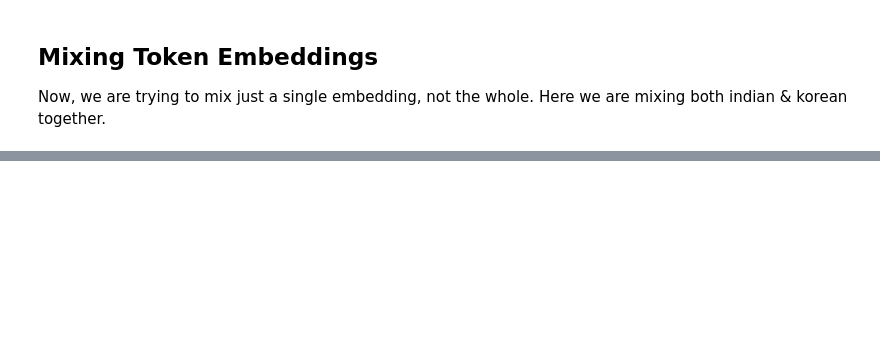
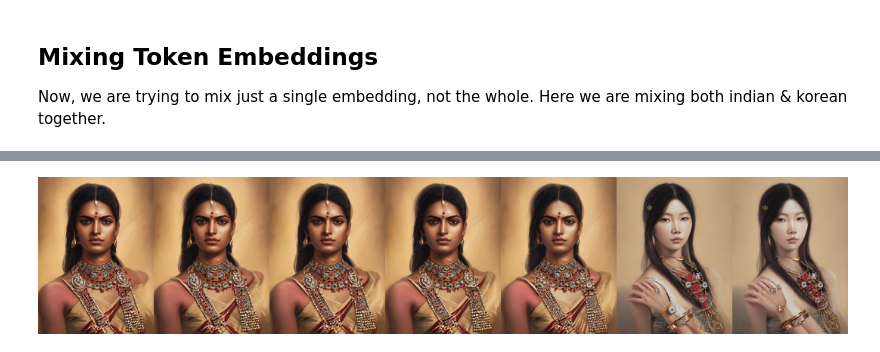
Before and after one commit to arunoda/adeep, a Jupyter notebook: sd-deepdive/05-text-embeddings.ipynb, the cells around one changed output, grey strips where cells are left out. Drawn from its saved outputs; the diff is of its cells as text; code cells hidden in the pictures; blank space fills up the shorter version.

```diff
--- a/sd-deepdive/05-text-embeddings.ipynb
+++ b/sd-deepdive/05-text-embeddings.ipynb
@@ -354,0 +387,12 @@ gen_with_text_embeddings(token_embs
+# %%
+# Let's mix them half & half
+mix_images = []
+for indian_pct in [1.0, 0.9, 0.8, 0.7, 0.5, 0.3, 0.0]:
+    korean_pct = 1.0 - indian_pct
+    base_prompt_token_embs[0][get_token_index("indian")] = token_embs_indian * indian_pct + token_embs_korean * korean_pct
+    im_mix = gen_with_text_embeddings(get_output_embeds(base_prompt_token_embs + pos_embs), seed=23, height=700, resize_factor=0.3)
+    mix_images.append(im_mix)
+# %%
+__d(mix_images)
+# %% [output]
+[figure, added]
```
Also changed, not shown: parts of 23 cells of this notebook.
